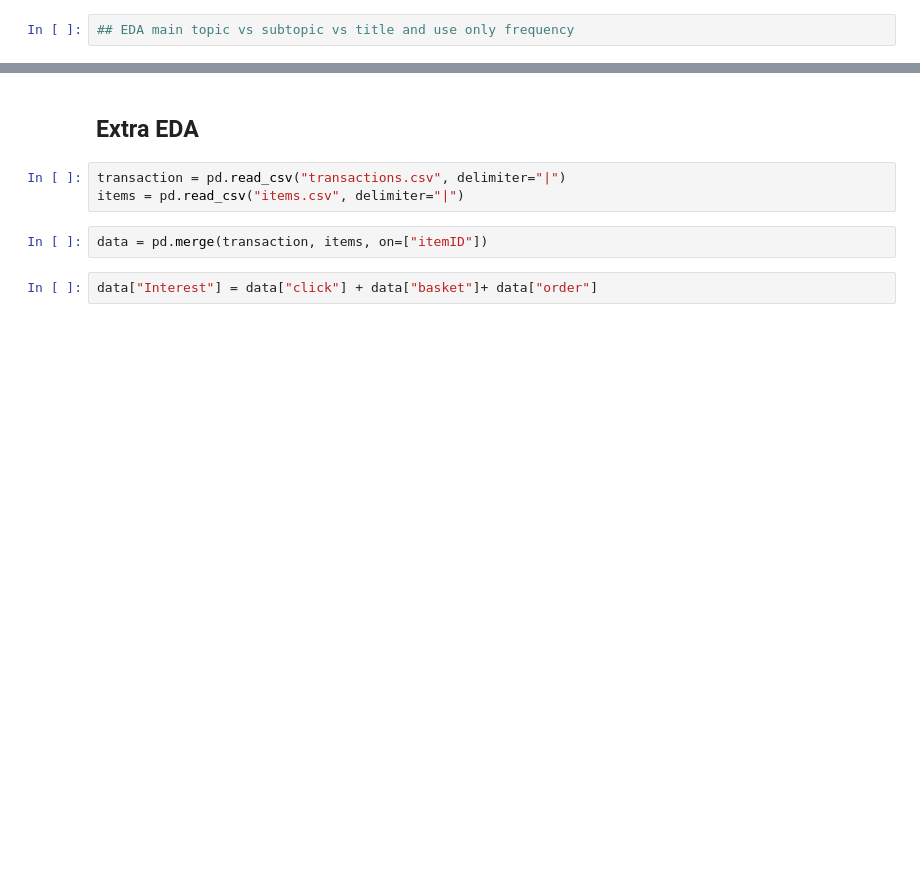
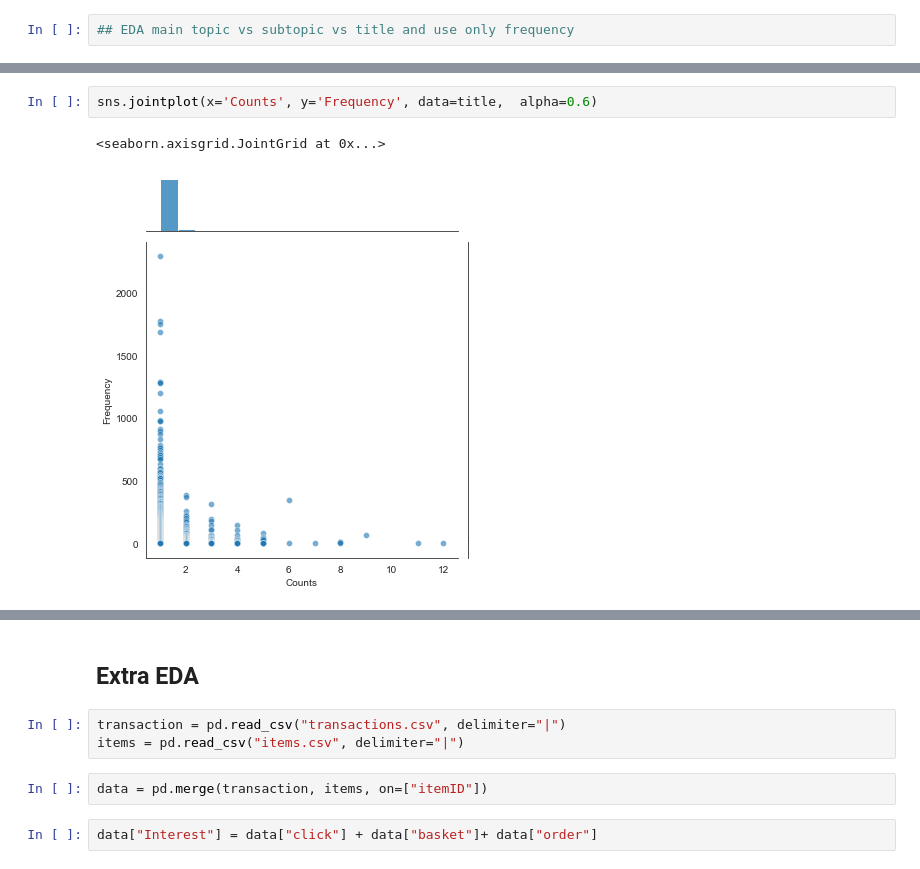
Before and after one commit to SohZongXian/DMC-2021, a Jupyter notebook: DMC script.ipynb, the cells around one changed output, grey strips where cells are left out. Saved outputs shown, nothing was run; the diff lists cells and outputs as text; blank space fills up the shorter version.

```diff
--- a/DMC script.ipynb
+++ b/DMC script.ipynb
@@ -283,0 +420,5 @@ plt.show()
+# %%
+sns.jointplot(x='Counts', y='Frequency', data=title,  alpha=0.6)
+# %% [output]
+<seaborn.axisgrid.JointGrid at 0x...>
+[figure, added]
```
Also changed, not shown: parts of 20 cells of this notebook.
